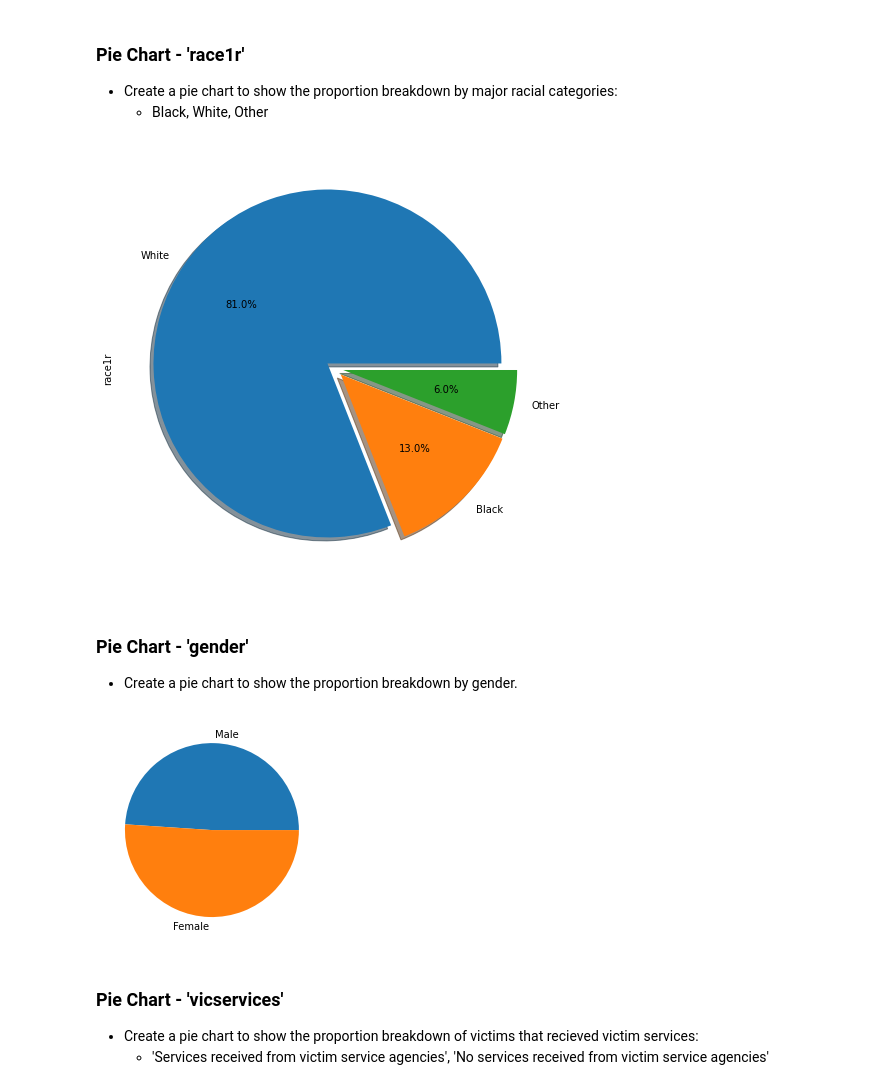
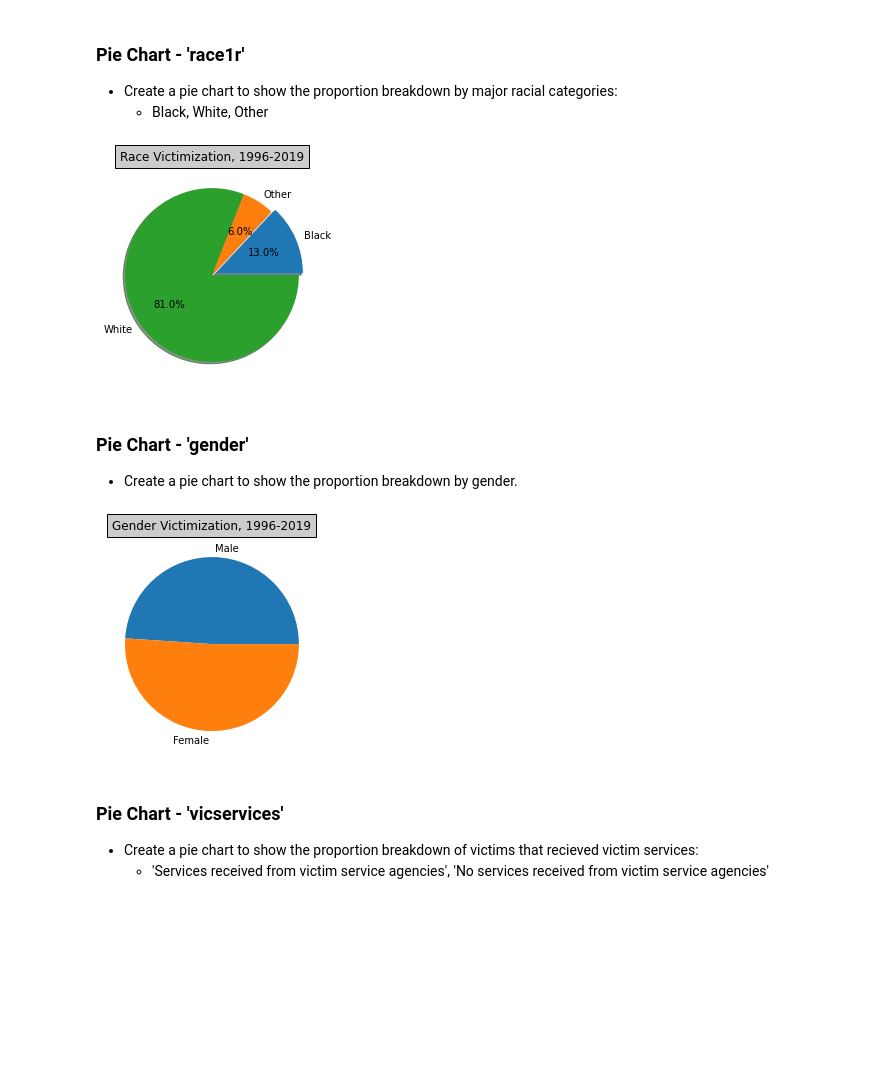
Before and after one commit to SyFlores/Crime_Victimization_and_the_Stock_Market, a Jupyter notebook: Analysis/Analysis.ipynb, the cells around one changed output. Cells and saved outputs as stored; diff of their text form; code cells hidden in the pictures; blank space fills up the shorter version.

Commit message:
Adding in Kate's visualization changes.

```diff
--- a/Analysis/Analysis.ipynb
+++ b/Analysis/Analysis.ipynb
@@ -10,7 +10,7 @@ import pandas as pd
 - NCVS - Read in cleaned primary dataset and 4 additional groupby datasets
 - Dow Jones - Read in groupby dataset
 # %%
-ncvs_csv_path = "../DataCleaning/NCVS_Clean"
+ncvs_csv_path = "../DataCleaning/Dataframe_Outputs/NCVS_Clean"
 ncvs_df = pd.read_csv(ncvs_csv_path)
 ncvs_df.drop(labels = "Unnamed: 0", axis = 1, inplace = True)
 
@@ -30,7 +30,7 @@ year_ager_newcrime_csv_path = "../DataCleaning/group_year_ager_newcrime_df"
 group_year_ager_newcrime_df = pd.read_csv(year_ager_newcrime_csv_path)
 group_year_ager_newcrime_df.drop(labels = "Unnamed: 0", axis = 1, inplace = True)
 
-DowJones_csv_path = "../DataCleaning/DowJones_Clean"
+DowJones_csv_path = "../DataCleaning/Dataframe_Outputs/DowJones_Clean"
 DowJones_df = pd.read_csv(DowJones_csv_path)
 DowJones_df.drop(labels = "Unnamed: 0", axis = 1, inplace = True)
 # %% [markdown]
@@ -67,26 +65,30 @@ threefivetofournine_violent_df = merged_df.loc[(merged_df["ager"] == "35 to 49")
 - Create a pie chart to show the proportion breakdown by major racial categories:
     - Black, White, Other
 # %%
-# Different explode?
-ncvs_df['race1r'].value_counts().plot.pie(explode=[0.05, 0.05,0.05], autopct='%1.1f%%', shadow=True, figsize=(8,8))
+race_vic = ncvs_df.groupby('race1r')
+race_group = race_vic.count()
+labels_race = ["Black", "Other", "White"]
+race_count = race_group["year"].tolist()
+plt.pie(race_count, labels=labels_race, explode=[0.05, 0, 0], autopct='%1.1f%%', shadow=True)
+plt.title("Race Victimization, 1996-2019", bbox={'facecolor':'0.8', 'pad':5}, loc = 'center')
 plt.savefig('race.png')
 plt.show()
 # %% [output]
-[figure, old version]
+[figure, new version]
 # %% [markdown]
 ### Pie Chart - 'gender'
 - Create a pie chart to show the proportion breakdown by gender.
 # %%
-# Change this to make it cleaner
 gender_vic = ncvs_df.groupby('gender')
 gender_group = gender_vic.count()
-labels = ["Male", "Female"]
+labels_gender = ["Male", "Female"]
 gender_count = gender_group["year"].tolist()
-plt.pie(gender_count, labels=labels)
+plt.pie(gender_count, labels=labels_gender)
+plt.title("Gender Victimization, 1996-2019", bbox={'facecolor':'0.8', 'pad':5})
 plt.savefig('gender.png')
 plt.show()
 # %% [output]
-[figure, old version]
+[figure, new version]
 # %% [markdown]
 ### Pie Chart - 'vicservices'
 - Create a pie chart to show the proportion breakdown of victims that recieved victim services:
```
Also changed, not shown: parts of 9 cells of this notebook, 8 other files.
